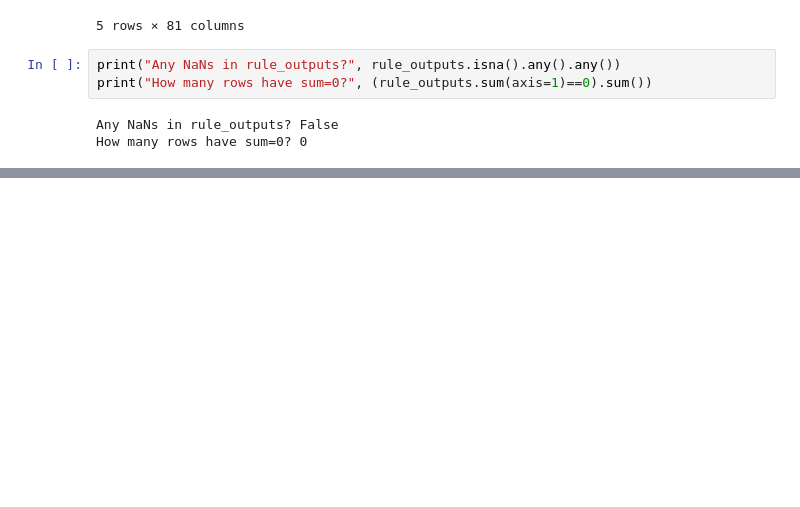
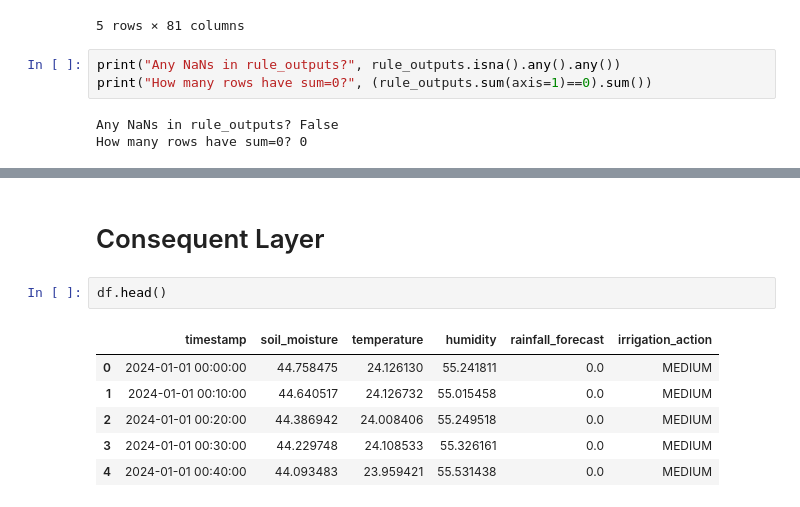
Before and after one commit to Sharmetov/IOT_Fall2025, a Jupyter notebook: neuro_fuzzy.ipynb, the cells around one changed output, grey strips where cells are left out. Drawn from its saved outputs; the diff is of its cells as text; blank space fills up the shorter version.

```diff
--- a/neuro_fuzzy.ipynb
+++ b/neuro_fuzzy.ipynb
@@ -287,0 +300,11 @@ normalized_rules.head(50)
+# %% [markdown]
+# Consequent Layer
+# %%
+df.head()
+# %% [output]
+|  | timestamp | soil_moisture | temperature | humidity | rainfall_forecast | irrigation_action |
+| 0 | 2024-01-01 00:00:00 | 44.758475 | 24.126130 | 55.241811 | 0.0 | MEDIUM |
+| 1 | 2024-01-01 00:10:00 | 44.640517 | 24.126732 | 55.015458 | 0.0 | MEDIUM |
+| 2 | 2024-01-01 00:20:00 | 44.386942 | 24.008406 | 55.249518 | 0.0 | MEDIUM |
+| 3 | 2024-01-01 00:30:00 | 44.229748 | 24.108533 | 55.326161 | 0.0 | MEDIUM |
+| 4 | 2024-01-01 00:40:00 | 44.093483 | 23.959421 | 55.531438 | 0.0 | MEDIUM |
```
Also changed, not shown: parts of 28 cells of this notebook, 1 other file.
